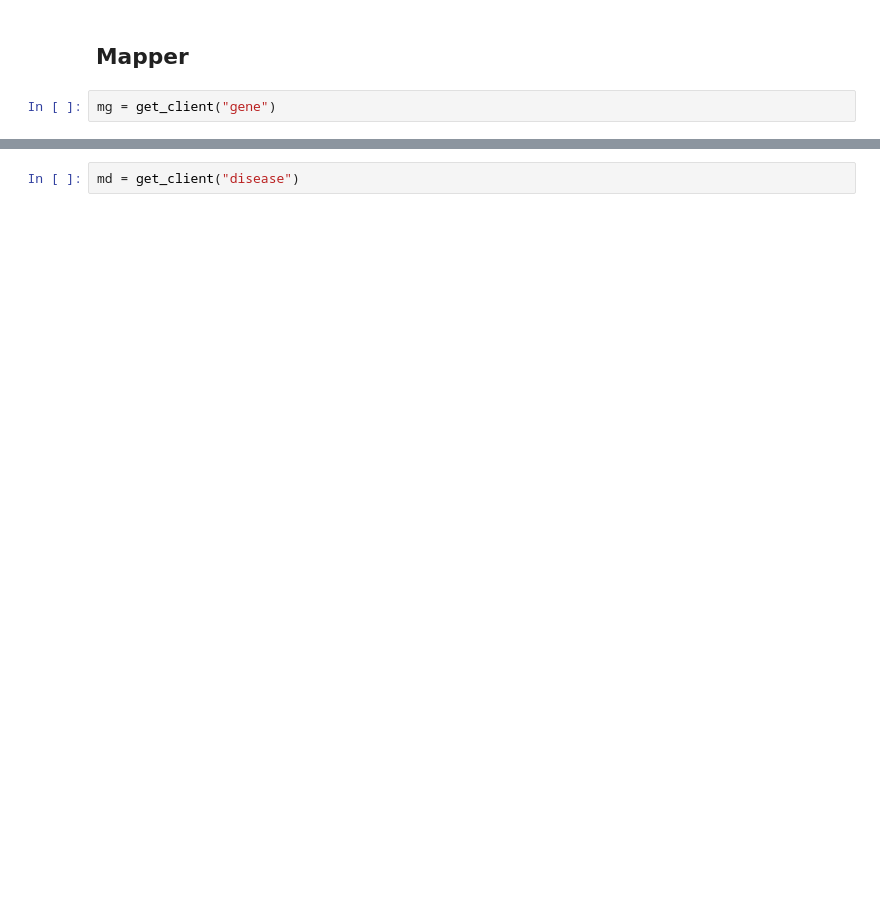
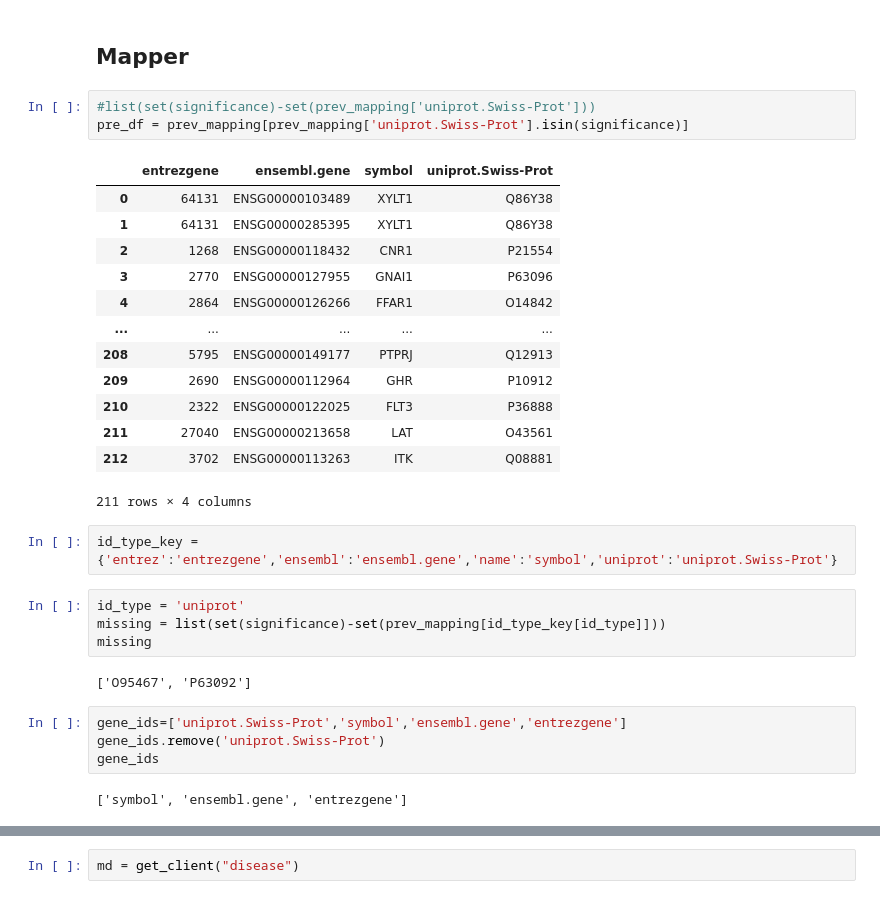
Before and after one commit to bionetslab/digest, a Jupyter notebook: jupyter/Untitled.ipynb, the cells around one changed output, grey strips where cells are left out. Saved outputs shown, nothing was run; the diff lists cells and outputs as text; blank space fills up the shorter version.

```diff
--- a/jupyter/Untitled.ipynb
+++ b/jupyter/Untitled.ipynb
@@ -35,5 +35,34 @@ Time:  1.2176999916846398e-05
 # %% [markdown]
 ## Mapper
-# %%
-mg = get_client("gene")
+# %%
+#list(set(significance)-set(prev_mapping['uniprot.Swiss-Prot']))
+pre_df = prev_mapping[prev_mapping['uniprot.Swiss-Prot'].isin(significance)]
+# %% [output]
+|  | entrezgene | ensembl.gene | symbol | uniprot.Swiss-Prot |
+| 0 | 64131 | ENSG00000103489 | XYLT1 | Q86Y38 |
+| 1 | 64131 | ENSG00000285395 | XYLT1 | Q86Y38 |
+| 2 | 1268 | ENSG00000118432 | CNR1 | P21554 |
+| 3 | 2770 | ENSG00000127955 | GNAI1 | P63096 |
+| 4 | 2864 | ENSG00000126266 | FFAR1 | O14842 |
+| ... | ... | ... | ... | ... |
+| 208 | 5795 | ENSG00000149177 | PTPRJ | Q12913 |
+| 209 | 2690 | ENSG00000112964 | GHR | P10912 |
+| 210 | 2322 | ENSG00000122025 | FLT3 | P36888 |
+| 211 | 27040 | ENSG00000213658 | LAT | O43561 |
+| 212 | 3702 | ENSG00000113263 | ITK | Q08881 |
+211 rows × 4 columns
+# %%
+id_type_key = {'entrez':'entrezgene','ensembl':'ensembl.gene','name':'symbol','uniprot':'uniprot.Swiss-Prot'}
+# %%
+id_type = 'uniprot'
+missing = list(set(significance)-set(prev_mapping[id_type_key[id_type]]))
+missing
+# %% [output]
+['O95467', 'P63092']
+# %%
+gene_ids=['uniprot.Swiss-Prot','symbol','ensembl.gene','entrezgene']
+gene_ids.remove('uniprot.Swiss-Prot')
+gene_ids
+# %% [output]
+['symbol', 'ensembl.gene', 'entrezgene']
 # %%
```
Also changed, not shown: parts of 13 cells of this notebook, 3 other files.
